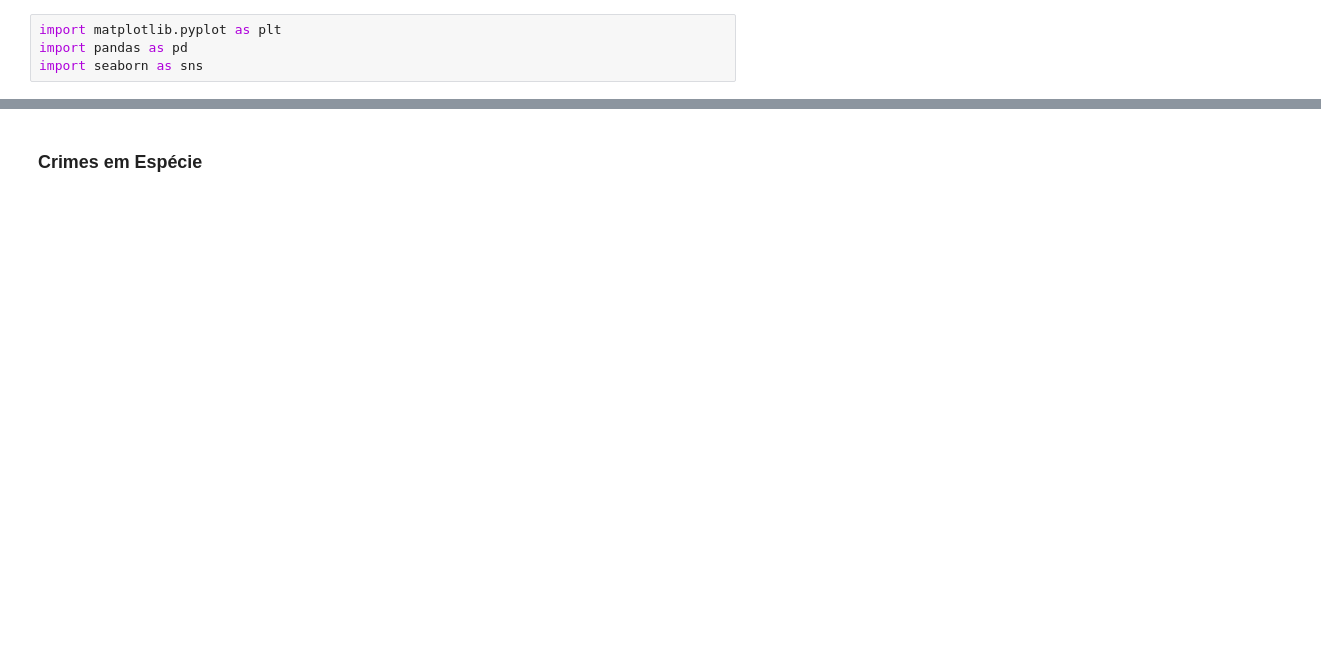
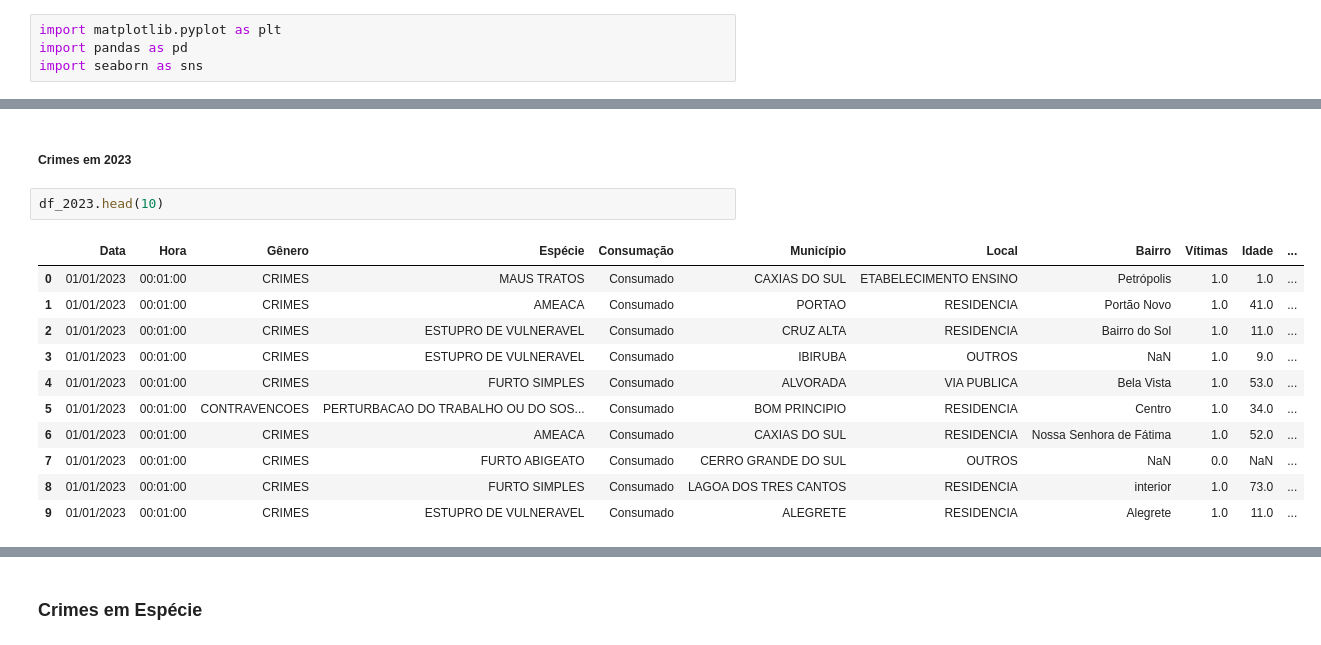
Before and after one commit to germanocastanho/crime-analysis, a Jupyter notebook: crimes.ipynb, the cells around one changed output, grey strips where cells are left out. Cells and saved outputs as stored; diff of their text form; blank space fills up the shorter version.

```diff
--- a/crimes.ipynb
+++ b/crimes.ipynb
@@ -46,0 +53,16 @@ memory usage: 69.1+ MB
+# %% [markdown]
+##### Crimes em 2023
+# %%
+df_2023.head(10)
+# %% [output]
+|  | Data | Hora | Gênero | Espécie | Consumação | Município | Local | Bairro | Vítimas | Idade | ... |
+| 0 | 01/01/2023 | 00:01:00 | CRIMES | MAUS TRATOS | Consumado | CAXIAS DO SUL | ETABELECIMENTO ENSINO | Petrópolis | 1.0 | 1.0 | ... |
+| 1 | 01/01/2023 | 00:01:00 | CRIMES | AMEACA | Consumado | PORTAO | RESIDENCIA | Portão Novo | 1.0 | 41.0 | ... |
+| 2 | 01/01/2023 | 00:01:00 | CRIMES | ESTUPRO DE VULNERAVEL | Consumado | CRUZ ALTA | RESIDENCIA | Bairro do Sol | 1.0 | 11.0 | ... |
+| 3 | 01/01/2023 | 00:01:00 | CRIMES | ESTUPRO DE VULNERAVEL | Consumado | IBIRUBA | OUTROS | NaN | 1.0 | 9.0 | ... |
+| 4 | 01/01/2023 | 00:01:00 | CRIMES | FURTO SIMPLES | Consumado | ALVORADA | VIA PUBLICA | Bela Vista | 1.0 | 53.0 | ... |
+| 5 | 01/01/2023 | 00:01:00 | CONTRAVENCOES | PERTURBACAO DO TRABALHO OU DO SOS... | Consumado | BOM PRINCIPIO | RESIDENCIA | Centro | 1.0 | 34.0 | ... |
+| 6 | 01/01/2023 | 00:01:00 | CRIMES | AMEACA | Consumado | CAXIAS DO SUL | RESIDENCIA | Nossa Senhora de Fátima | 1.0 | 52.0 | ... |
+| 7 | 01/01/2023 | 00:01:00 | CRIMES | FURTO ABIGEATO | Consumado | CERRO GRANDE DO SUL | OUTROS | NaN | 0.0 | NaN | ... |
+| 8 | 01/01/2023 | 00:01:00 | CRIMES | FURTO SIMPLES | Consumado | LAGOA DOS TRES CANTOS | RESIDENCIA | interior | 1.0 | 73.0 | ... |
+| 9 | 01/01/2023 | 00:01:00 | CRIMES | ESTUPRO DE VULNERAVEL | Consumado | ALEGRETE | RESIDENCIA | Alegrete | 1.0 | 11.0 | ... |
```
Also changed, not shown: parts of 16 cells of this notebook.
